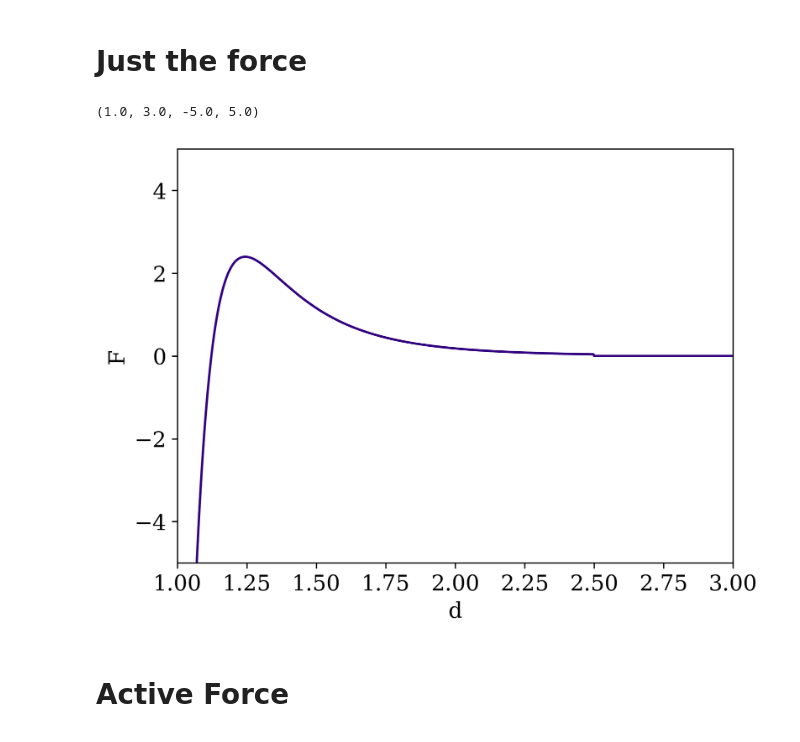
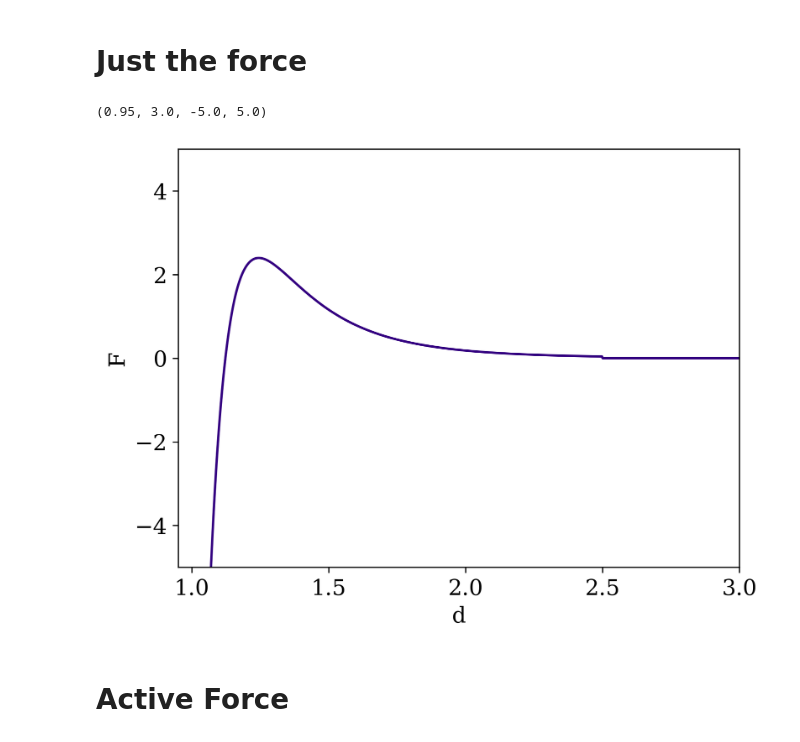
Before and after one commit to Phistian/exjobb, a Jupyter notebook: miguel/training/4training.ipynb, the cells around one changed output. Saved outputs shown, nothing was run; the diff lists cells and outputs as text; code cells hidden in the pictures.

```diff
--- a/miguel/training/4training.ipynb
+++ b/miguel/training/4training.ipynb
@@ -849,23 +849,23 @@ f_mae(1.1, 3, distances[::2]*box_len, true_x, true_y, pred_x, pred_y)
 # %%
 from matplotlib import rcParams
 rcParams['font.family'] = 'serif'
 rcParams['font.sans-serif'] = ['times new roman']
 import matplotlib.pyplot as plt
 
 true_x = full_test_graph[1][0][connected_nodes,2][::2]
 
 d_particle_0 = distances[::2]
 
 plt.rcParams.update({'font.size': 14})
 plt.figure(dpi=300)
 plt.plot(d_particle_0*box_len, true_x, color=[0.2, 0, 0.5])
 
 plt.xlabel("d")
 plt.ylabel("F")
-plt.axis([1,3, -5,5])
+plt.axis([0.95,3, -5,5])
 # %% [output]
-(1.0, 3.0, -5.0, 5.0)
+(0.95, 3.0, -5.0, 5.0)
-[figure, old version]
+[figure, new version]
 # %% [markdown]
 # Active Force
 # %%
```
Also changed, not shown: parts of 6 cells of this notebook.
